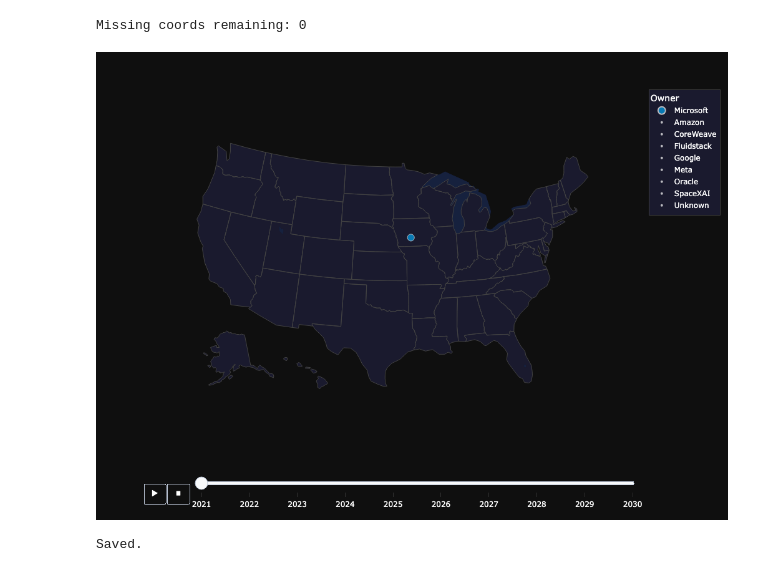
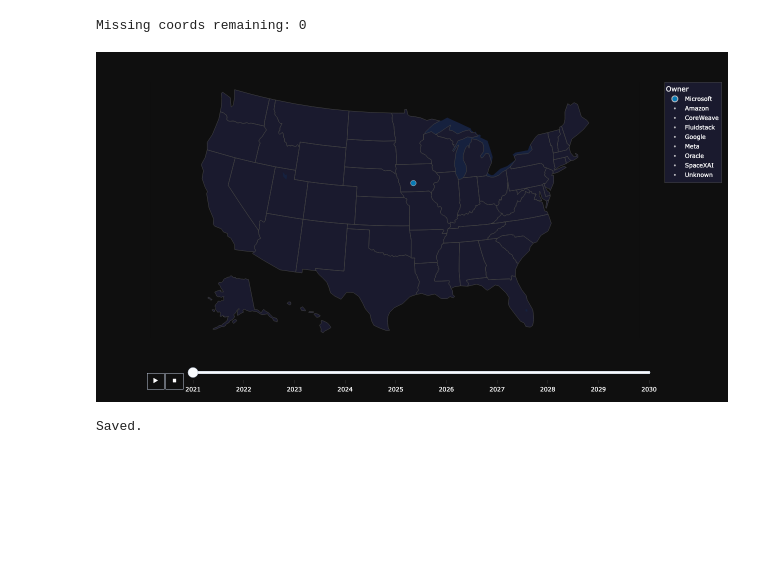
Before and after one commit to qiong20/us_ai_data_center_map, a Jupyter notebook: ai_data_centers_map_usa.ipynb, the cells around one changed output. Drawn from its saved outputs; the diff is of its cells as text; code cells hidden in the pictures; blank space fills up the shorter version.

```diff
--- a/ai_data_centers_map_usa.ipynb
+++ b/ai_data_centers_map_usa.ipynb
@@ -175,15 +175,15 @@ anim_df = anim_df.sort_values(['Year', 'Name'])
 
 owner_colors = {
     'Microsoft':  '#00a2ed',
-    'Meta':       '#1877f2',
-    'Google':     '#34a853',
-    'Amazon':     '#ff9900',
-    'Oracle':     '#f80000',
-    'SpaceXAI':   '#cc0000',
-    'CoreWeave':  '#7b2d8b',
+    'Meta': '#1877f2',
+    'Google': '#34a853',
+    'Amazon': '#ff9900',
+    'Oracle': '#f80000',
+    'SpaceXAI': '#cc0000',
+    'CoreWeave': '#7b2d8b',
     'Fluidstack': '#00b4d8',
-    'Unknown':    '#aaaaaa',
-    'Softbank':   '#cc6600',
+    'Unknown': '#aaaaaa',
+    'Softbank': '#cc6600',
 }
 
 fig = px.scatter_geo(
@@ -202,35 +202,35 @@ fig = px.scatter_geo(
 fig.update_layout(
     geo=dict(
         bgcolor='#0f0f0f',
         landcolor='#1a1a2e',
         lakecolor='#16213e',
         subunitcolor='#444',
         showland=True,
         showlakes=True,
         showsubunits=True,
     ),
     paper_bgcolor='#0f0f0f',
     plot_bgcolor='#0f0f0f',
     font=dict(color='white'),
     legend=dict(bgcolor='#1a1a2e', bordercolor='#444', borderwidth=1),
     title=dict(
         x=0.5,
         font=dict(size=18),
     ),
-    height=750,
+    height=700,
 )
 
 fig.update_traces(
     hovertemplate='<b>%{hovertext}</b><br>Owner = %{customdata[0]}<br>Power (MW) = %{customdata[1]}<extra></extra>'
 )
 
 fig.layout.sliders[0].currentvalue.visible = False
 for button in fig.layout.updatemenus[0].buttons:
     button.args[1]['frame']['duration'] = 800
 
 fig.show()
 # %% [output]
-[figure, old version]
+[figure, new version]
 # %%
 import base64
 
```
Also changed, not shown: parts of 2 cells of this notebook, 1 other file.
